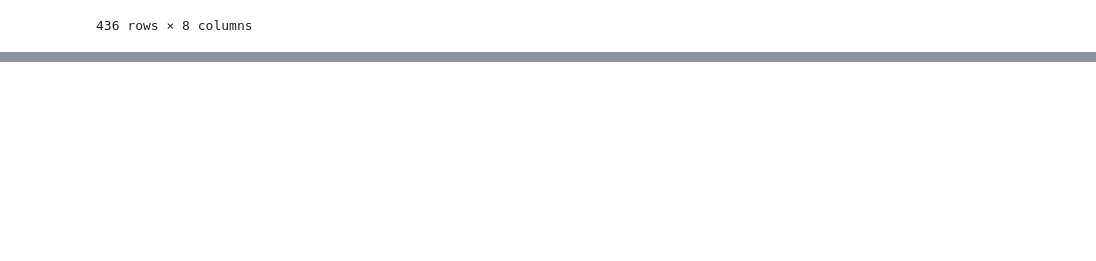
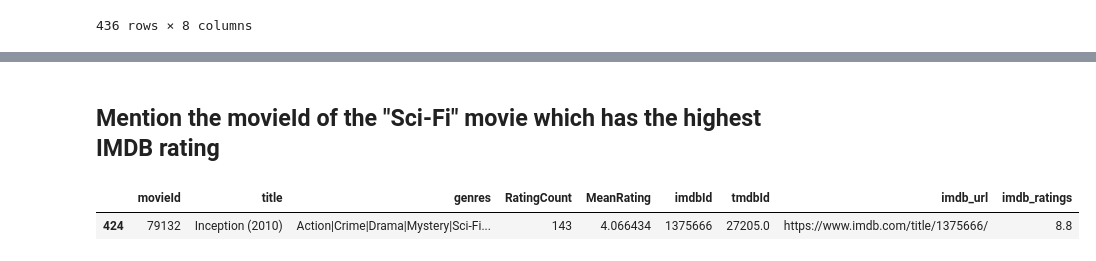
Before and after one commit to nithinkatukoori/Hackathon, a Jupyter notebook: Hackathon.ipynb, the cells around one changed output, grey strips where cells are left out. Saved outputs shown, nothing was run; the diff lists cells and outputs as text; code cells hidden in the pictures; blank space fills up the shorter version.

```diff
--- a/Hackathon.ipynb
+++ b/Hackathon.ipynb
@@ -350,2 +352,7 @@ scifi_movies.head()
+# %% [markdown]
+## Mention the movieId of the "Sci-Fi" movie which has the highest IMDB rating
 # %%
-scifi_movies.sort_values(by='imdb_ratings',ascending=False).head()
+scifi_movies.sort_values(by='imdb_ratings',ascending=False).head(1)
+# %% [output]
+|  | movieId | title | genres | RatingCount | MeanRating | imdbId | tmdbId | imdb_url | imdb_ratings |
+| 424 | 79132 | Inception (2010) | Action|Crime|Drama|Mystery|Sci-Fi... | 143 | 4.066434 | 1375666 | 27205.0 | https://www.imdb.com/title/1375666/ | 8.8 |
```
Also changed, not shown: parts of 10 cells of this notebook.
